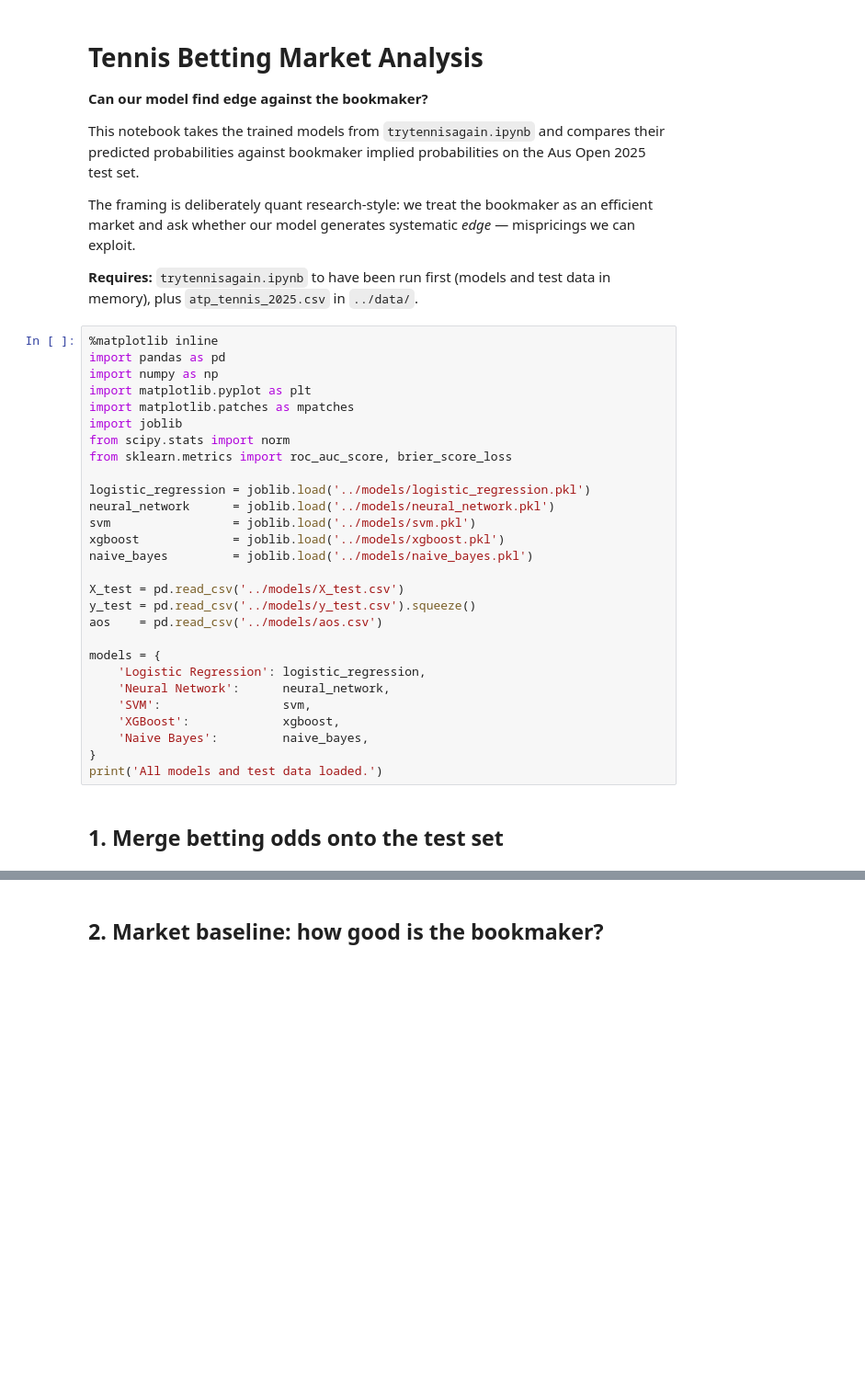
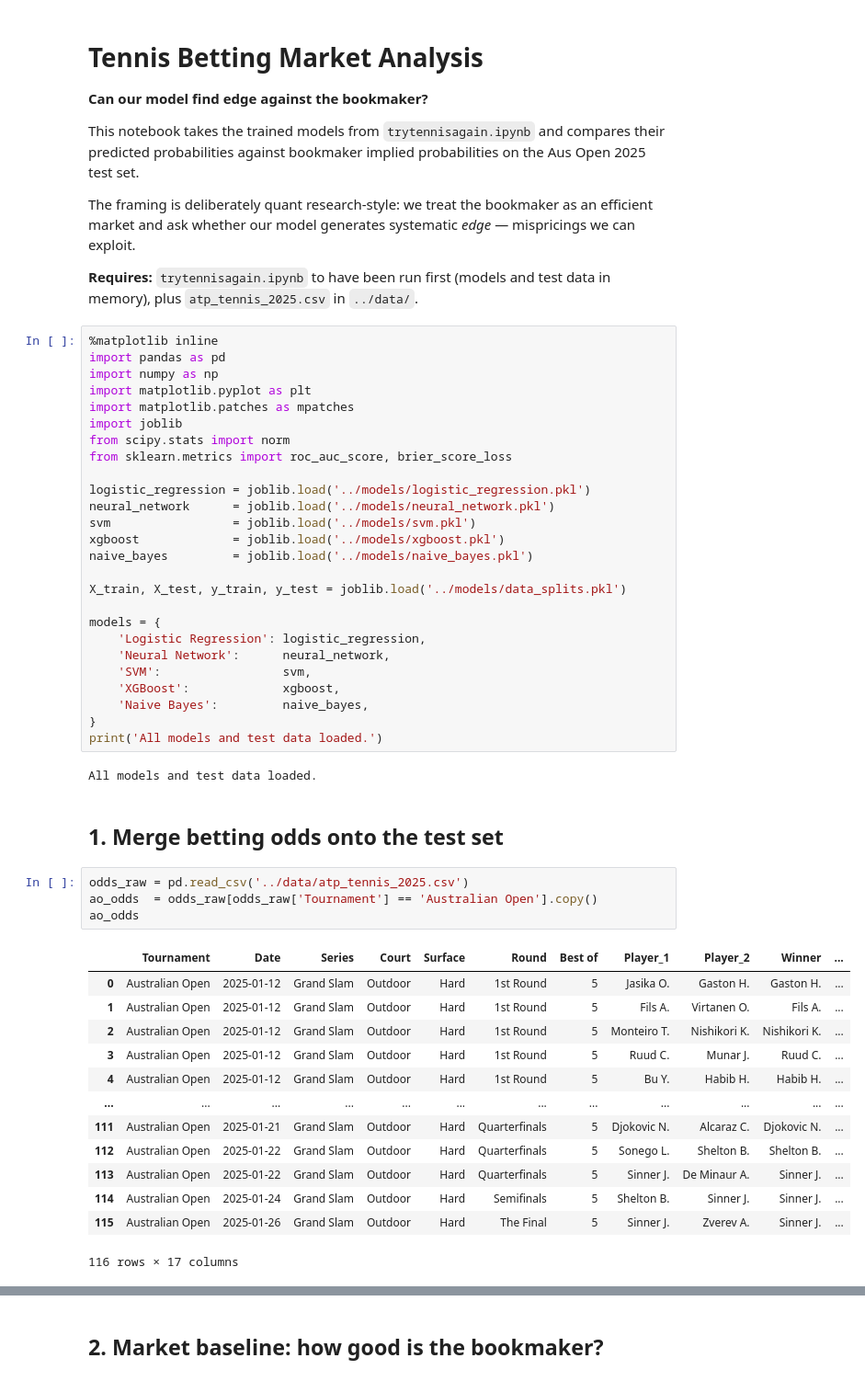
Before and after one commit to Pingeor11/Tennis-Prediction, a Jupyter notebook: code/betting_market_analysis.ipynb, the cells around one changed output, grey strips where cells are left out. Shown at 92% size. Drawn from its saved outputs; the diff is of its cells as text; blank space fills up the shorter version.

```diff
--- a/code/betting_market_analysis.ipynb
+++ b/code/betting_market_analysis.ipynb
@@ -23,9 +23,7 @@ svm                 = joblib.load('../models/svm.pkl')
 xgboost             = joblib.load('../models/xgboost.pkl')
 naive_bayes         = joblib.load('../models/naive_bayes.pkl')
 
-X_test = pd.read_csv('../models/X_test.csv')
-y_test = pd.read_csv('../models/y_test.csv').squeeze()
-aos    = pd.read_csv('../models/aos.csv')
+X_train, X_test, y_train, y_test = joblib.load('../models/data_splits.pkl')
 
 models = {
     'Logistic Regression': logistic_regression,
@@ -35,6 +33,26 @@ models = {
     'Naive Bayes':         naive_bayes,
 }
 print('All models and test data loaded.')
+# %% [output]
+All models and test data loaded.
 # %% [markdown]
 ## 1. Merge betting odds onto the test set
+# %%
+odds_raw = pd.read_csv('../data/atp_tennis_2025.csv')
+ao_odds  = odds_raw[odds_raw['Tournament'] == 'Australian Open'].copy()
+ao_odds
+# %% [output]
+|  | Tournament | Date | Series | Court | Surface | Round | Best of | Player_1 | Player_2 | Winner | ... |
+| 0 | Australian Open | 2025-01-12 | Grand Slam | Outdoor | Hard | 1st Round | 5 | Jasika O. | Gaston H. | Gaston H. | ... |
+| 1 | Australian Open | 2025-01-12 | Grand Slam | Outdoor | Hard | 1st Round | 5 | Fils A. | Virtanen O. | Fils A. | ... |
+| 2 | Australian Open | 2025-01-12 | Grand Slam | Outdoor | Hard | 1st Round | 5 | Monteiro T. | Nishikori K. | Nishikori K. | ... |
+| 3 | Australian Open | 2025-01-12 | Grand Slam | Outdoor | Hard | 1st Round | 5 | Ruud C. | Munar J. | Ruud C. | ... |
+| 4 | Australian Open | 2025-01-12 | Grand Slam | Outdoor | Hard | 1st Round | 5 | Bu Y. | Habib H. | Habib H. | ... |
+| ... | ... | ... | ... | ... | ... | ... | ... | ... | ... | ... | ... |
+| 111 | Australian Open | 2025-01-21 | Grand Slam | Outdoor | Hard | Quarterfinals | 5 | Djokovic N. | Alcaraz C. | Djokovic N. | ... |
+| 112 | Australian Open | 2025-01-22 | Grand Slam | Outdoor | Hard | Quarterfinals | 5 | Sonego L. | Shelton B. | Shelton B. | ... |
+| 113 | Australian Open | 2025-01-22 | Grand Slam | Outdoor | Hard | Quarterfinals | 5 | Sinner J. | De Minaur A. | Sinner J. | ... |
+| 114 | Australian Open | 2025-01-24 | Grand Slam | Outdoor | Hard | Semifinals | 5 | Shelton B. | Sinner J. | Sinner J. | ... |
+| 115 | Australian Open | 2025-01-26 | Grand Slam | Outdoor | Hard | The Final | 5 | Sinner J. | Zverev A. | Sinner J. | ... |
+116 rows × 17 columns
 # %%
```
Also changed, not shown: parts of 12 cells of this notebook, 3 other files.
